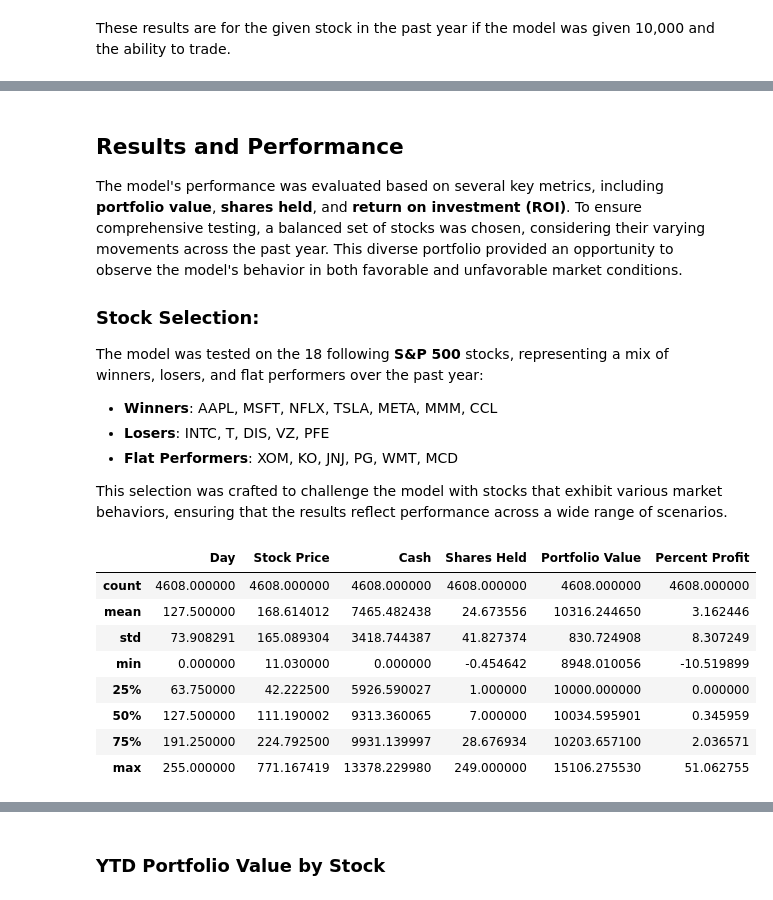
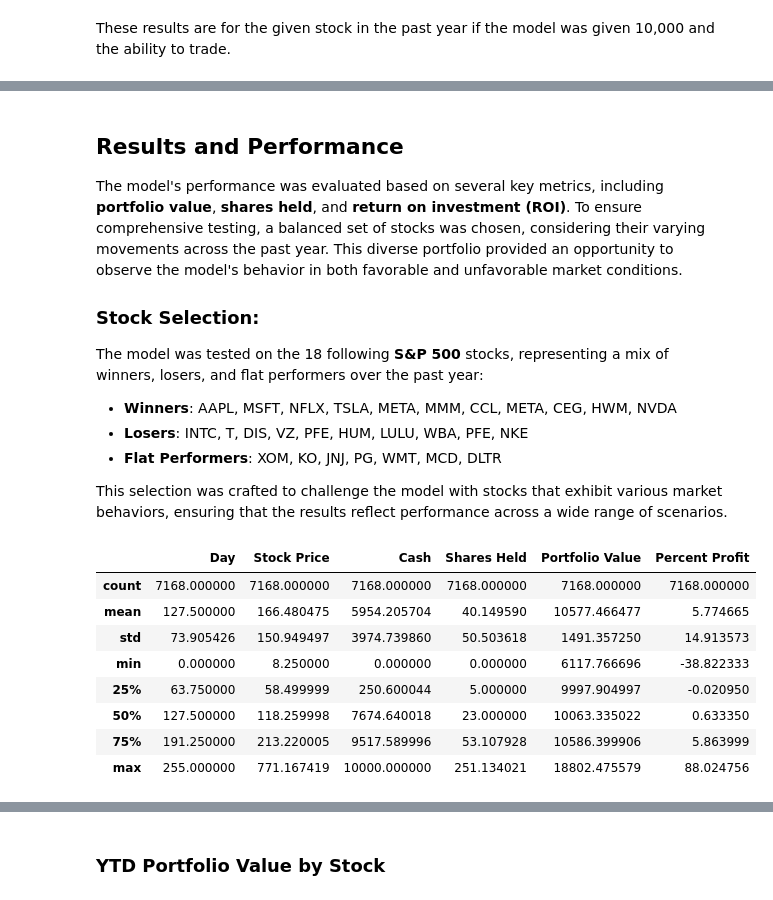
Before and after one commit to uniquedapoet/StockTradingModel, a Jupyter notebook: Stock_Trading_Model_Report.ipynb, the cells around one changed output, grey strips where cells are left out. Cells and saved outputs as stored; diff of their text form; code cells hidden in the pictures.

```diff
--- a/Stock_Trading_Model_Report.ipynb
+++ b/Stock_Trading_Model_Report.ipynb
@@ -201,27 +215,28 @@ The model's performance was evaluated based on several key metrics, including **
 
 ### Stock Selection:
 The model was tested on the 18 following **S&P 500** stocks, representing a mix of winners, losers, and flat performers over the past year:
-- **Winners**: AAPL, MSFT, NFLX, TSLA, META, MMM, CCL
-- **Losers**: INTC, T, DIS, VZ, PFE
-- **Flat Performers**: XOM, KO, JNJ, PG, WMT, MCD
+- **Winners**: AAPL, MSFT, NFLX, TSLA, META, MMM, CCL, META, CEG, HWM, NVDA
+- **Losers**: INTC, T, DIS, VZ, PFE, HUM, LULU, WBA, PFE, NKE
+- **Flat Performers**: XOM, KO, JNJ, PG, WMT, MCD, DLTR
 
 This selection was crafted to challenge the model with stocks that exhibit various market behaviors, ensuring that the results reflect performance across a wide range of scenarios.
 # %%
 import pandas as pd
 
 sim_results = pd.read_csv('simResults/sim_results.csv')
+sim_results = sim_results[sim_results['Stock Name'] != symbol]
 sim_results['Percent Profit'] = ((sim_results['Portfolio Value'] - 10000) / 10000) * 100
 sim_results.describe()
 # %% [output]
 |  | Day | Stock Price | Cash | Shares Held | Portfolio Value | Percent Profit |
-| count | 4608.000000 | 4608.000000 | 4608.000000 | 4608.000000 | 4608.000000 | 4608.000000 |
-| mean | 127.500000 | 168.614012 | 7465.482438 | 24.673556 | 10316.244650 | 3.162446 |
-| std | 73.908291 | 165.089304 | 3418.744387 | 41.827374 | 830.724908 | 8.307249 |
-| min | 0.000000 | 11.030000 | 0.000000 | -0.454642 | 8948.010056 | -10.519899 |
-| 25% | 63.750000 | 42.222500 | 5926.590027 | 1.000000 | 10000.000000 | 0.000000 |
-| 50% | 127.500000 | 111.190002 | 9313.360065 | 7.000000 | 10034.595901 | 0.345959 |
-| 75% | 191.250000 | 224.792500 | 9931.139997 | 28.676934 | 10203.657100 | 2.036571 |
-| max | 255.000000 | 771.167419 | 13378.229980 | 249.000000 | 15106.275530 | 51.062755 |
+| count | 7168.000000 | 7168.000000 | 7168.000000 | 7168.000000 | 7168.000000 | 7168.000000 |
+| mean | 127.500000 | 166.480475 | 5954.205704 | 40.149590 | 10577.466477 | 5.774665 |
+| std | 73.905426 | 150.949497 | 3974.739860 | 50.503618 | 1491.357250 | 14.913573 |
+| min | 0.000000 | 8.250000 | 0.000000 | 0.000000 | 6117.766696 | -38.822333 |
+| 25% | 63.750000 | 58.499999 | 250.600044 | 5.000000 | 9997.904997 | -0.020950 |
+| 50% | 127.500000 | 118.259998 | 7674.640018 | 23.000000 | 10063.335022 | 0.633350 |
+| 75% | 191.250000 | 213.220005 | 9517.589996 | 53.107928 | 10586.399906 | 5.863999 |
+| max | 255.000000 | 771.167419 | 10000.000000 | 251.134021 | 18802.475579 | 88.024756 |
 # %% [markdown]
 ### Model Performance Summary
 
```
Also changed, not shown: parts of 10 cells of this notebook, 6 other files.
